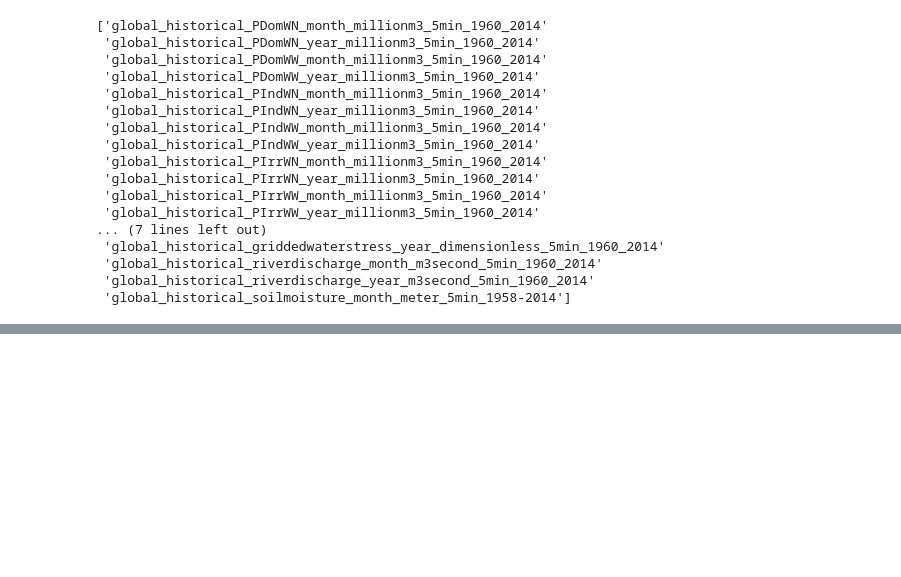
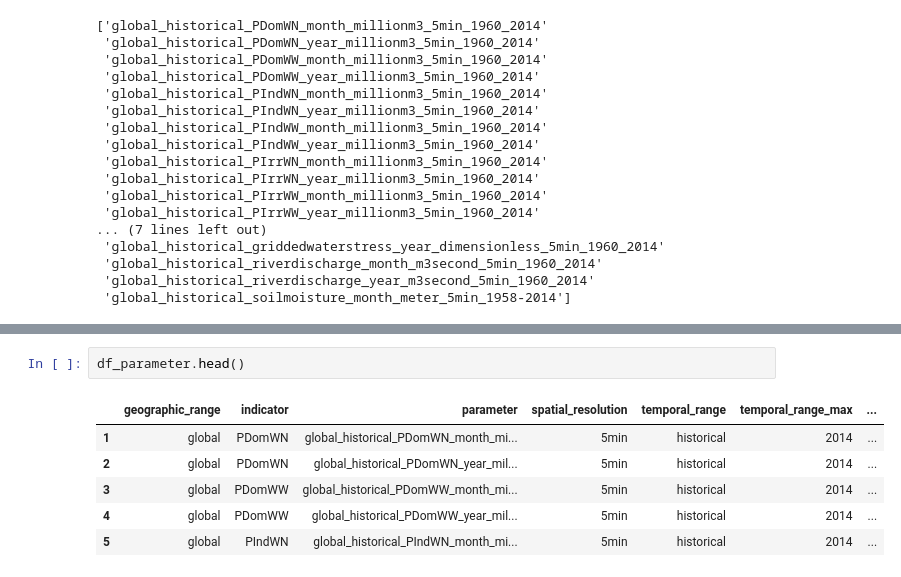
Before and after one commit to wri/Aqueduct30Docker, a Jupyter notebook: notebooks/production/Y2017M08D02_RH_Ingest_GCS_EE_V01.ipynb, the cells around one changed output, grey strips where cells are left out. Drawn from its saved outputs; the diff is of its cells as text; blank space fills up the shorter version.

```diff
--- a/notebooks/production/Y2017M08D02_RH_Ingest_GCS_EE_V01.ipynb
+++ b/notebooks/production/Y2017M08D02_RH_Ingest_GCS_EE_V01.ipynb
@@ -148,0 +196,9 @@ splitParameter("global_historical_PDomWN_month_millionm3_5min_1960_2014")
+# %%
+df_parameter.head()
+# %% [output]
+|  | geographic_range | indicator | parameter | spatial_resolution | temporal_range | temporal_range_max | ... |
+| 1 | global | PDomWN | global_historical_PDomWN_month_mi... | 5min | historical | 2014 | ... |
+| 2 | global | PDomWN | global_historical_PDomWN_year_mil... | 5min | historical | 2014 | ... |
+| 3 | global | PDomWW | global_historical_PDomWW_month_mi... | 5min | historical | 2014 | ... |
+| 4 | global | PDomWW | global_historical_PDomWW_year_mil... | 5min | historical | 2014 | ... |
+| 5 | global | PIndWN | global_historical_PIndWN_month_mi... | 5min | historical | 2014 | ... |
```
Also changed, not shown: parts of 18 cells of this notebook, 3 other files.
